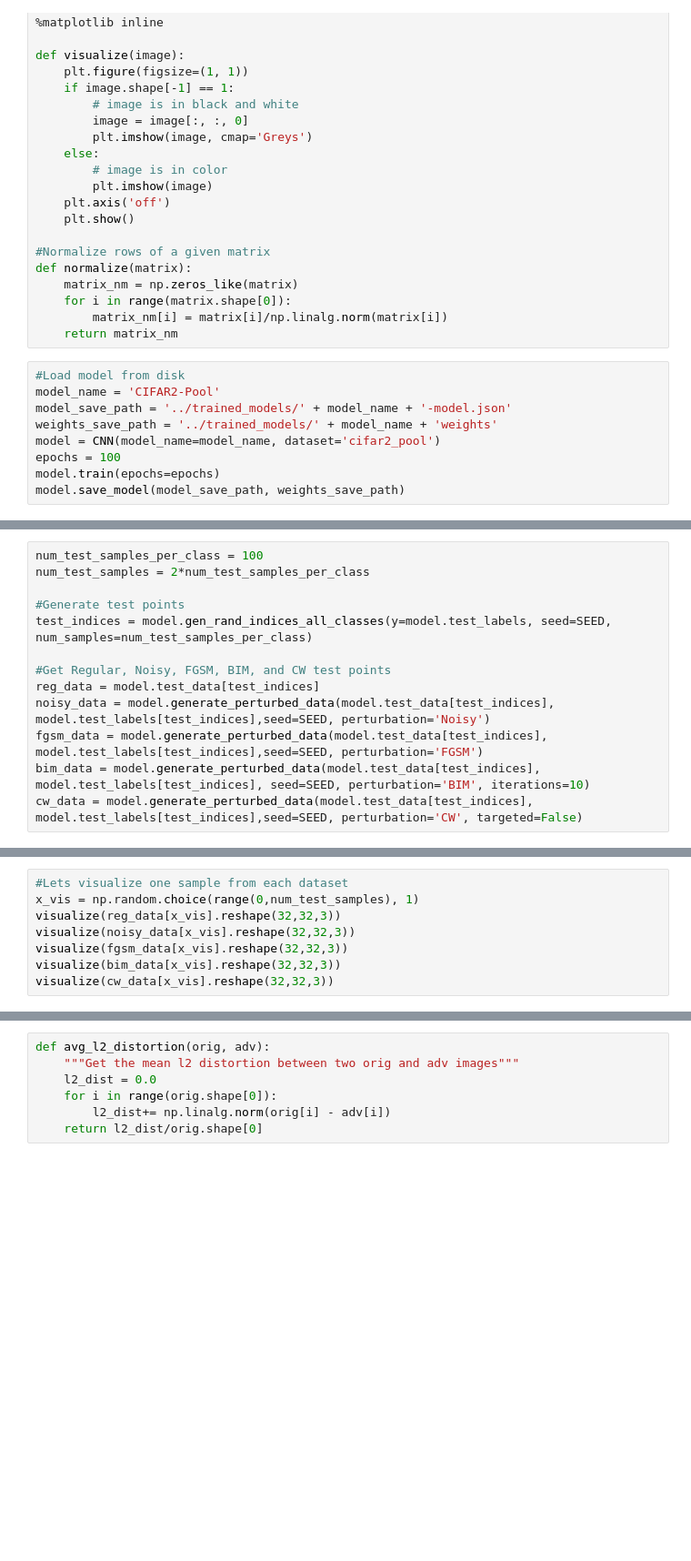
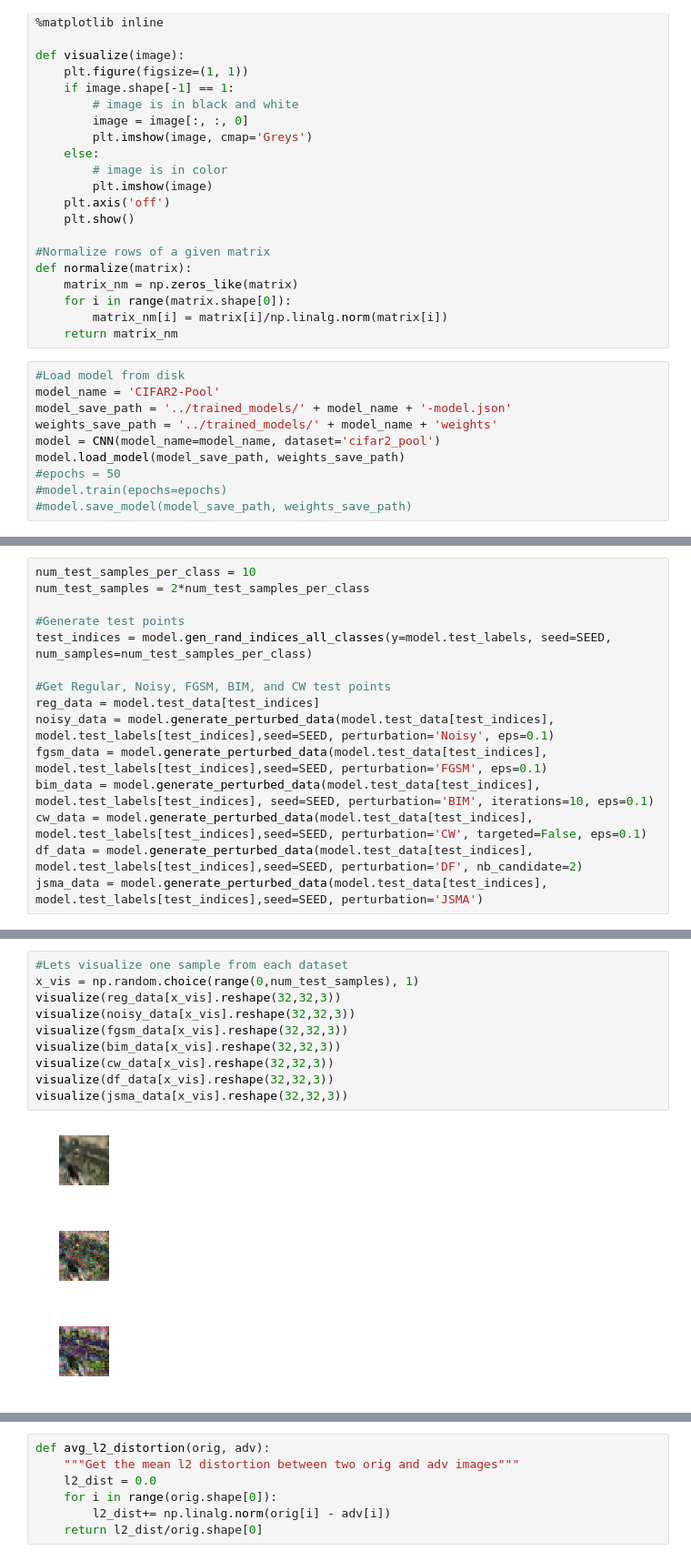
Before and after one commit to jasjeetIM/AdversarialDetector, a Jupyter notebook: notebooks/CIFAR2-Pool.ipynb, the cells around one changed output, grey strips where cells are left out. Shown: that part at 91% size. Cells and saved outputs as stored; diff of their text form; blank space fills up the shorter version.

```diff
--- a/notebooks/CIFAR2-Pool.ipynb
+++ b/notebooks/CIFAR2-Pool.ipynb
@@ -46,7 +46,8 @@ model_name = 'CIFAR2-Pool'
 model_save_path = '../trained_models/' + model_name + '-model.json'
 weights_save_path = '../trained_models/' + model_name + 'weights'
 model = CNN(model_name=model_name, dataset='cifar2_pool')
-epochs = 100
-model.train(epochs=epochs)
-model.save_model(model_save_path, weights_save_path)
+model.load_model(model_save_path, weights_save_path)
+#epochs = 50
+#model.train(epochs=epochs)
+#model.save_model(model_save_path, weights_save_path)
 # %% [output]
@@ -59,7 +60,7 @@ train_data = model.train_data[data_indices]
 train_data_labels = model.train_labels[data_indices]
 train_data_labels_int = np.argmax(train_data_labels, axis=1)
 # %%
-num_test_samples_per_class = 100
+num_test_samples_per_class = 10
 num_test_samples = 2*num_test_samples_per_class
 
 #Generate test points
@@ -67,10 +68,12 @@ test_indices = model.gen_rand_indices_all_classes(y=model.test_labels, seed=SEED
 
 #Get Regular, Noisy, FGSM, BIM, and CW test points
 reg_data = model.test_data[test_indices]
-noisy_data = model.generate_perturbed_data(model.test_data[test_indices], model.test_labels[test_indices],seed=SEED, perturbation='Noisy')
-fgsm_data = model.generate_perturbed_data(model.test_data[test_indices], model.test_labels[test_indices],seed=SEED, perturbation='FGSM')
-bim_data = model.generate_perturbed_data(model.test_data[test_indices], model.test_labels[test_indices], seed=SEED, perturbation='BIM', iterations=10)
-cw_data = model.generate_perturbed_data(model.test_data[test_indices], model.test_labels[test_indices],seed=SEED, perturbation='CW', targeted=False)
+noisy_data = model.generate_perturbed_data(model.test_data[test_indices], model.test_labels[test_indices],seed=SEED, perturbation='Noisy', eps=0.1)
+fgsm_data = model.generate_perturbed_data(model.test_data[test_indices], model.test_labels[test_indices],seed=SEED, perturbation='FGSM', eps=0.1)
+bim_data = model.generate_perturbed_data(model.test_data[test_indices], model.test_labels[test_indices], seed=SEED, perturbation='BIM', iterations=10, eps=0.1)
+cw_data = model.generate_perturbed_data(model.test_data[test_indices], model.test_labels[test_indices],seed=SEED, perturbation='CW', targeted=False, eps=0.1)
+df_data = model.generate_perturbed_data(model.test_data[test_indices], model.test_labels[test_indices],seed=SEED, perturbation='DF', nb_candidate=2)
+jsma_data = model.generate_perturbed_data(model.test_data[test_indices], model.test_labels[test_indices],seed=SEED, perturbation='JSMA')
 # %%
 #Reset tf.graph() as Cleverhans modifies the graph
 tf.reset_default_graph()
@@ -81,8 +86,14 @@ model.load_model(model_save_path, weights_save_path)
 # %%
 #Lets visualize one sample from each dataset
 x_vis = np.random.choice(range(0,num_test_samples), 1)
 visualize(reg_data[x_vis].reshape(32,32,3))
 visualize(noisy_data[x_vis].reshape(32,32,3))
 visualize(fgsm_data[x_vis].reshape(32,32,3))
 visualize(bim_data[x_vis].reshape(32,32,3))
 visualize(cw_data[x_vis].reshape(32,32,3))
+visualize(df_data[x_vis].reshape(32,32,3))
+visualize(jsma_data[x_vis].reshape(32,32,3))
+# %% [output]
+[figure, added]
+[figure, added]
+[figure, added]
```
Also changed, not shown: parts of 15 cells of this notebook, 6 other files.
